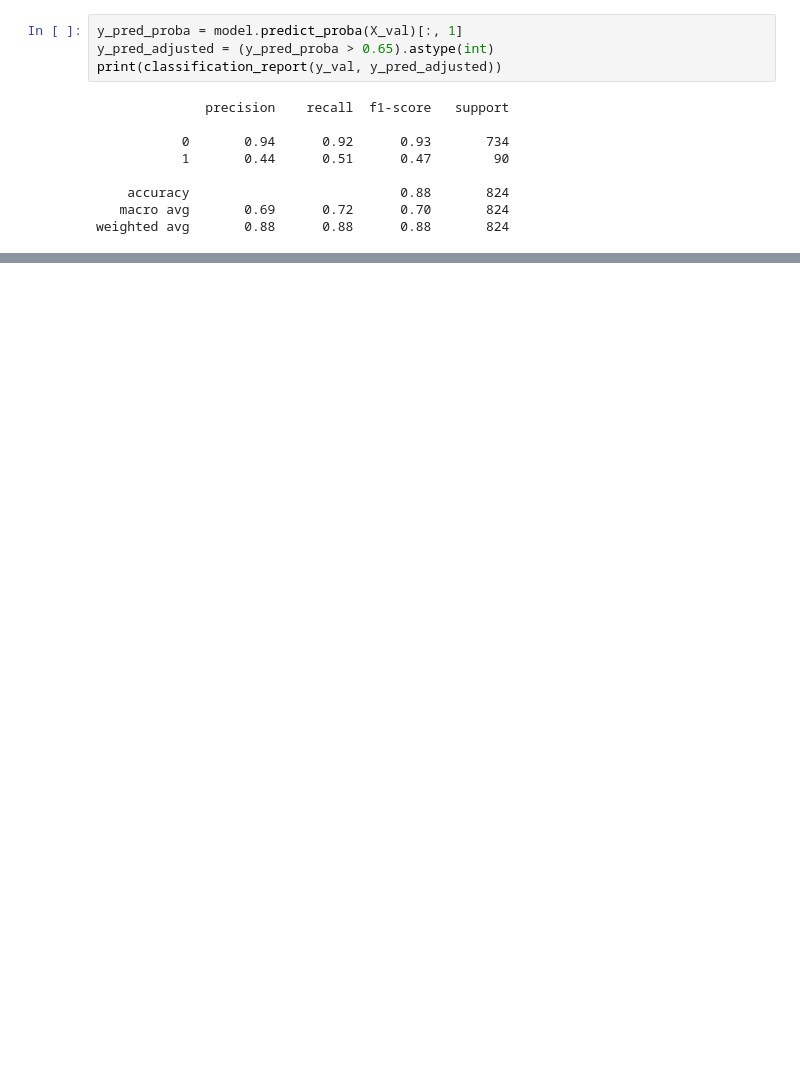
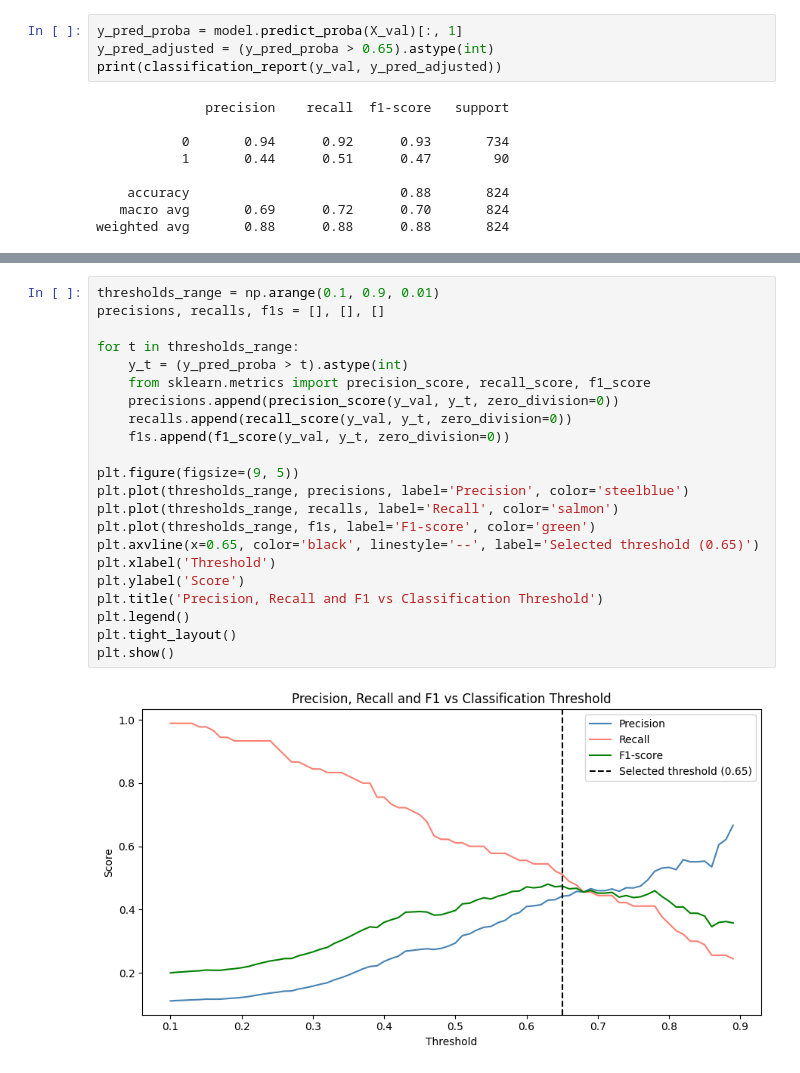
Before and after one commit to oliespineira/ML-fundamentals-2026, a Jupyter notebook: ML-fundamentals-2026.ipynb, the cells around one changed output, grey strips where cells are left out. Cells and saved outputs as stored; diff of their text form; blank space fills up the shorter version.

```diff
--- a/ML-fundamentals-2026.ipynb
+++ b/ML-fundamentals-2026.ipynb
@@ -841,0 +1044,24 @@ For the classification threshold, the default 0.5 was adjusted to 0.65 on the va
+# %%
+thresholds_range = np.arange(0.1, 0.9, 0.01)
+precisions, recalls, f1s = [], [], []
+
+for t in thresholds_range:
+    y_t = (y_pred_proba > t).astype(int)
+    from sklearn.metrics import precision_score, recall_score, f1_score
+    precisions.append(precision_score(y_val, y_t, zero_division=0))
+    recalls.append(recall_score(y_val, y_t, zero_division=0))
+    f1s.append(f1_score(y_val, y_t, zero_division=0))
+
+plt.figure(figsize=(9, 5))
+plt.plot(thresholds_range, precisions, label='Precision', color='steelblue')
+plt.plot(thresholds_range, recalls, label='Recall', color='salmon')
+plt.plot(thresholds_range, f1s, label='F1-score', color='green')
+plt.axvline(x=0.65, color='black', linestyle='--', label='Selected threshold (0.65)')
+plt.xlabel('Threshold')
+plt.ylabel('Score')
+plt.title('Precision, Recall and F1 vs Classification Threshold')
+plt.legend()
+plt.tight_layout()
+plt.show()
+# %% [output]
+[figure, added]
```
Also changed, not shown: parts of 53 cells of this notebook.
